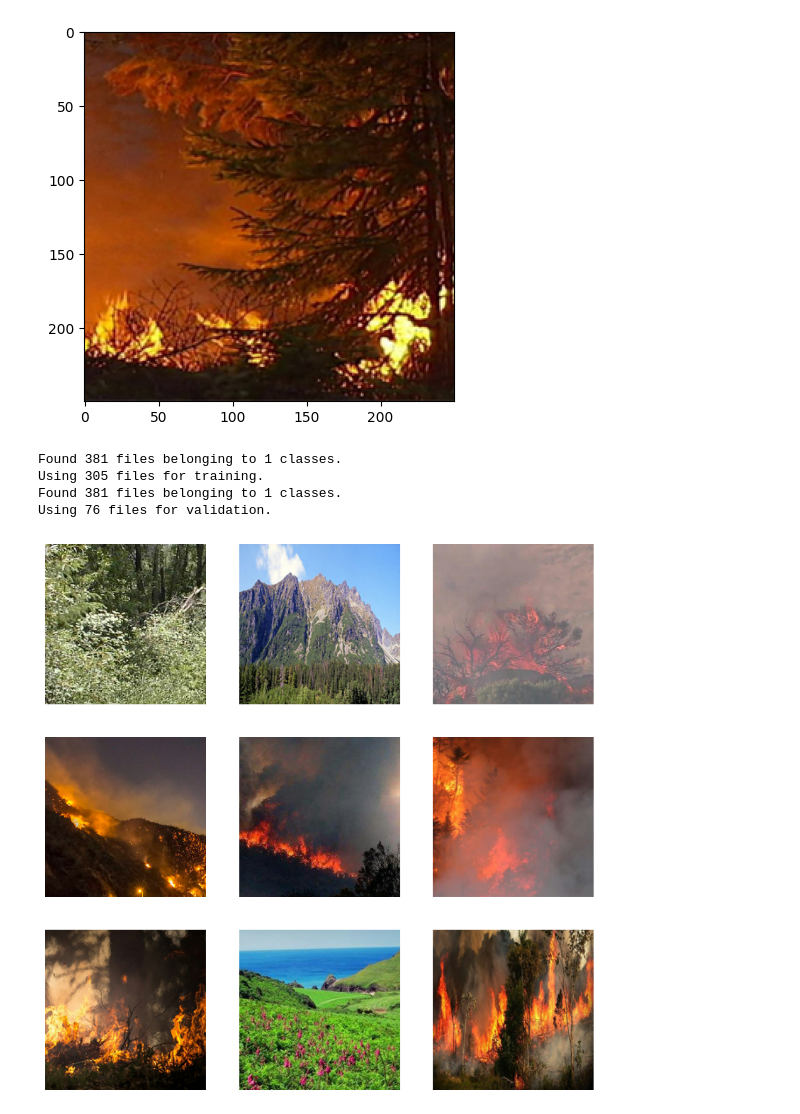
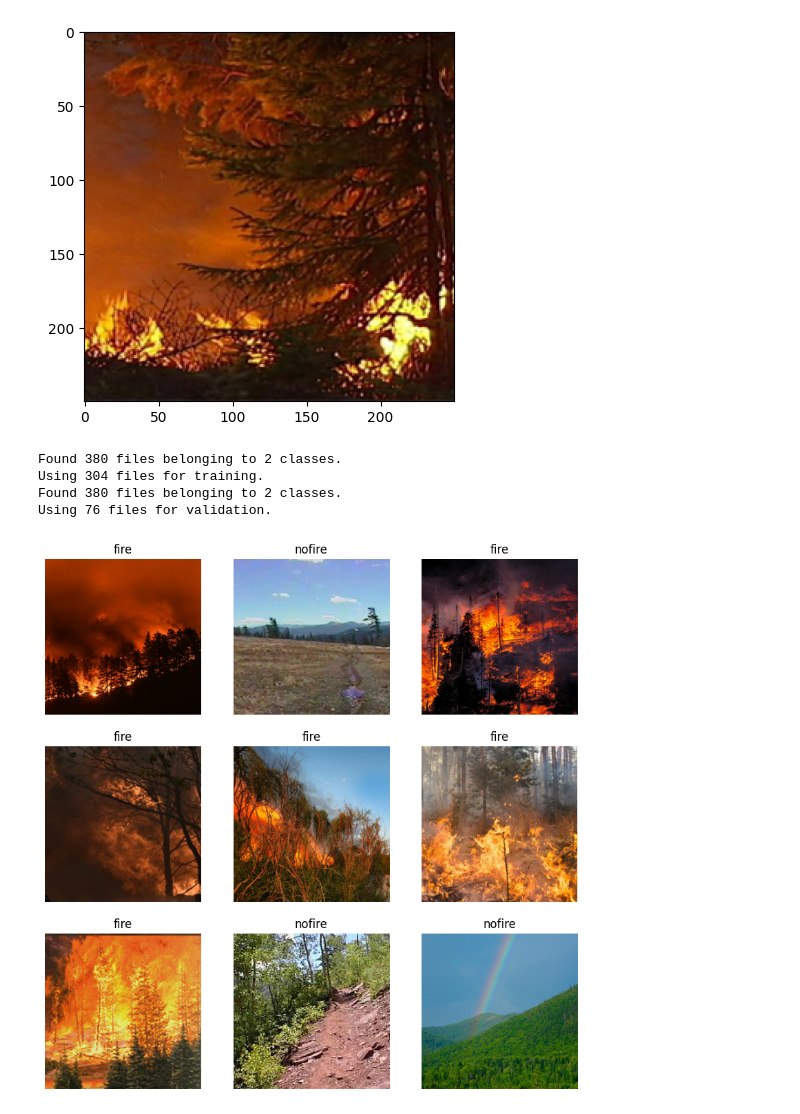
Before and after one commit to sashamrobinson/Firewatch, a Jupyter notebook: ForestFireImagePredictiveModel.ipynb, the cells around one changed output. Drawn from its saved outputs; the diff is of its cells as text; code cells hidden in the pictures.

```diff
--- a/ForestFireImagePredictiveModel.ipynb
+++ b/ForestFireImagePredictiveModel.ipynb
@@ -66,37 +49,38 @@ img_width = 250
 # %%
+# Divide data into 80% for training and 20% for testing
+# Organize by file structure into seperate classes
 train_ds = tf.keras.utils.image_dataset_from_directory(
   testing_directory_path,
   validation_split=0.2,
   subset="training",
-  seed=123,
+  seed=seed,
   image_size=(img_height, img_width),
   batch_size=batch_size,
-  labels=None
 )
 
 val_ds = tf.keras.utils.image_dataset_from_directory(
-  testing_directory_path,
+  training_directory_path,
   validation_split=0.2,
   subset="validation",
-  seed=123,
+  seed=seed,
   image_size=(img_height, img_width),
   batch_size=batch_size,
-  labels=None
 )
 # %% [output]
-Found 381 files belonging to 1 classes.
-Using 305 files for training.
-Found 381 files belonging to 1 classes.
+Found 380 files belonging to 2 classes.
+Using 304 files for training.
+Found 380 files belonging to 2 classes.
 Using 76 files for validation.
 # %%
 plt.figure(figsize=(10, 10))
-for images in train_ds.take(1):
+for images, labels in train_ds.take(1):
   for i in range(9):
     ax = plt.subplot(3, 3, i + 1)
     plt.imshow(images[i].numpy().astype("uint8"))
+    plt.title(class_names[labels[i]])
     plt.axis("off")
 # %% [output]
-[figure, old version]
+[figure, new version]
 # %%
 # Configure dataset for performance with cacheing and prefetching data
 AUTOTUNE = tf.data.AUTOTUNE
```
Also changed, not shown: parts of 6 cells of this notebook.
